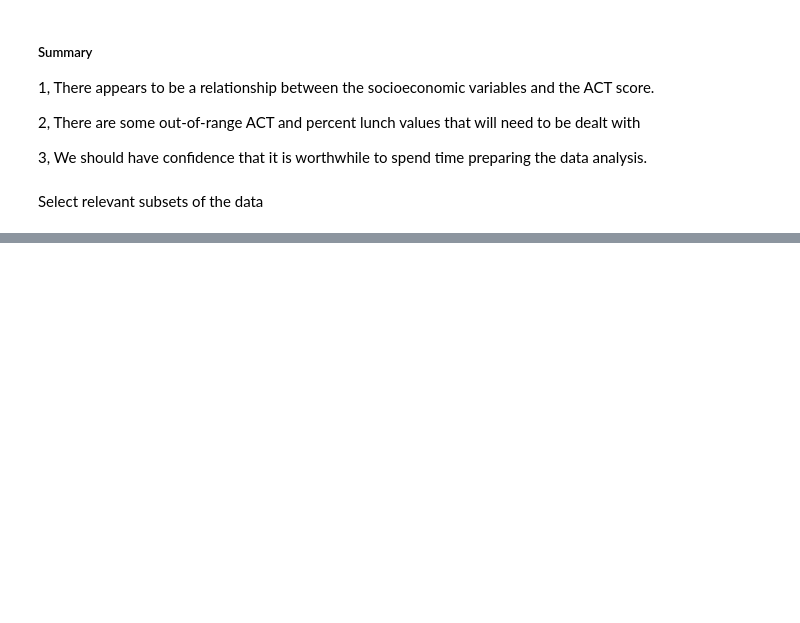
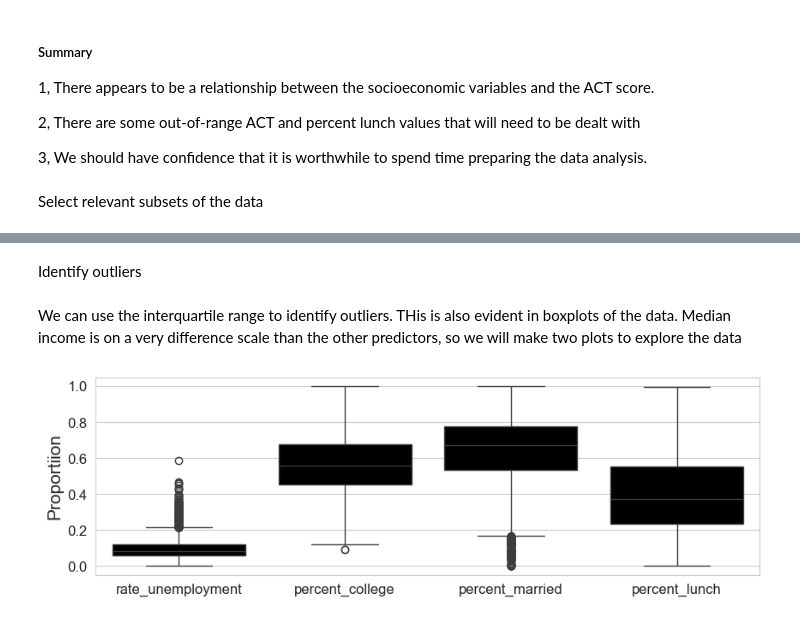
Before and after one commit to porhay007/education, a Jupyter notebook: code/Education.ipynb, the cells around one changed output, grey strips where cells are left out. Saved outputs shown, nothing was run; the diff lists cells and outputs as text; code cells hidden in the pictures; blank space fills up the shorter version.

```diff
--- a/code/Education.ipynb
+++ b/code/Education.ipynb
@@ -181,0 +576,19 @@ By restricting access to sensitive data and making sure that results are reporte
+# %% [markdown]
+Identify outliers
+# %% [markdown]
+We can use the interquartile range to identify outliers. THis is also evident in boxplots of the data. Median income is on a very difference scale than the other predictors, so we will make two plots to explore the data
+# %%
+plt.figure(figsize=(10,3))
+
+fractions = list(numerical_predictors)
+fractions.remove('median_income')
+
+sns.boxplot(data = df[fractions], color='k')
+
+plt.ylabel('Proportiion', fontsize = 15)
+
+plt.tick_params(labelsize = 12)
+
+plt.show()
+# %% [output]
+[figure, added]
```
Also changed, not shown: parts of 72 cells of this notebook, 2 other files.
